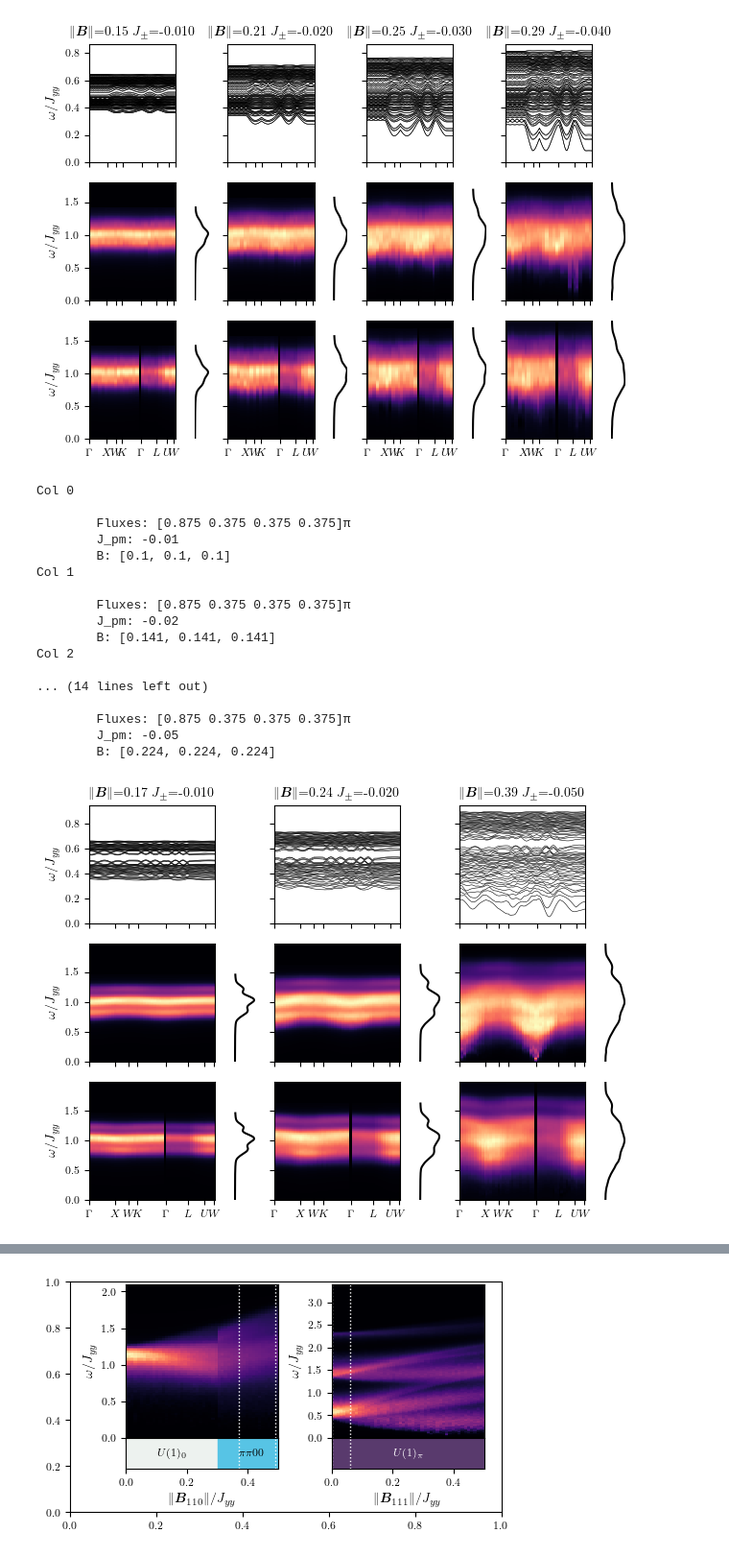
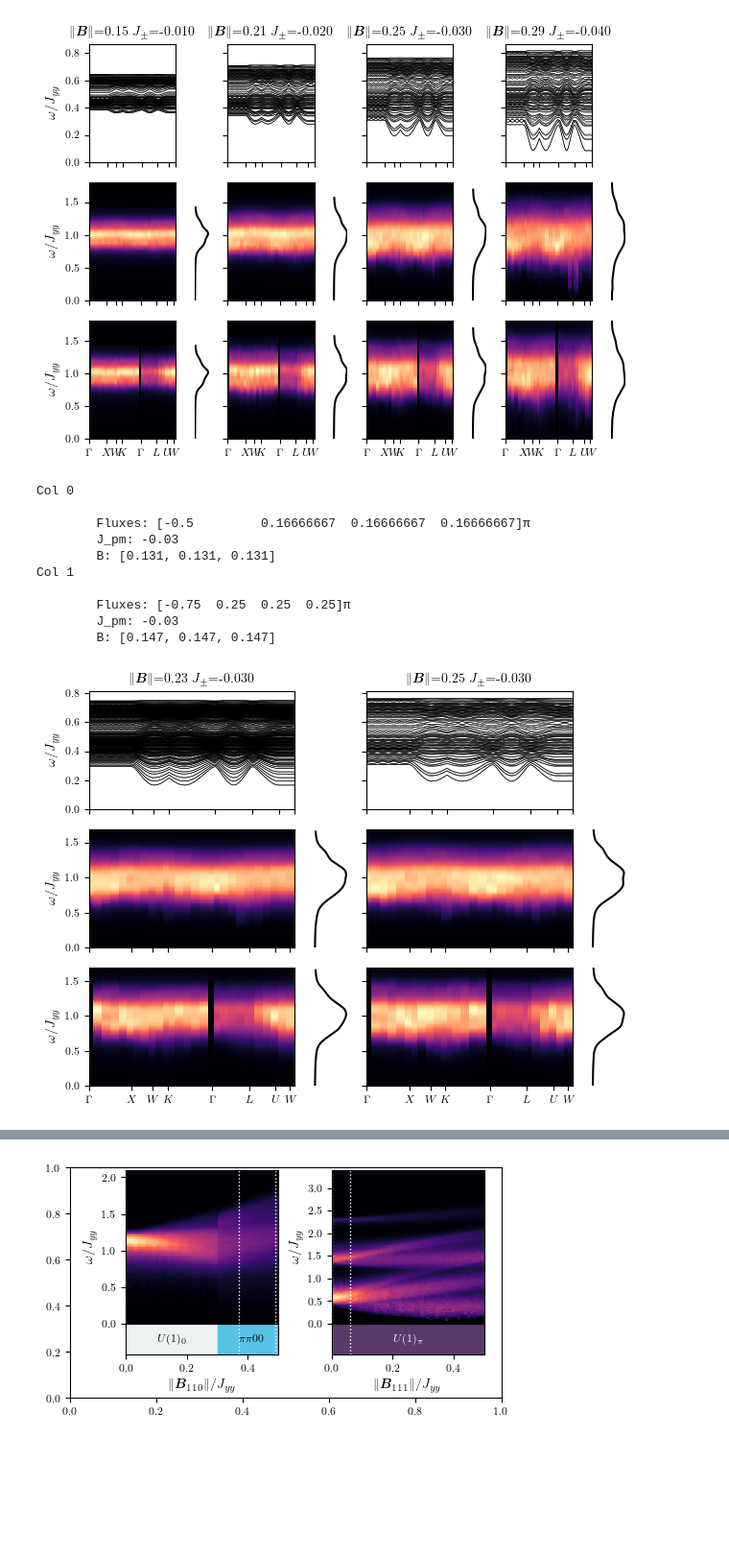
Before and after one commit to Spuriosity1/qsi-spinon-gmft, a Jupyter notebook: plot_pretty.ipynb, the cells around one changed output, grey strips where cells are left out. Shown at 96% size. Drawn from its saved outputs; the diff is of its cells as text; code cells hidden in the pictures; blank space fills up the shorter version.

```diff
--- a/plot_pretty.ipynb
+++ b/plot_pretty.ipynb
@@ -543,35 +543,25 @@ Col 3
 [figure]
 # %%
 # FRUST FLUX, [7π/8, 3π/8, 3π/8, 3π/8] - flux
-settings_FF_kludge = [
-    "?name=FF-kludge?J_pm=-0.010?B=[0.100,0.100,0.100].jld",
-    "?name=FF-kludge?J_pm=-0.020?B=[0.141,0.141,0.141].jld",
-    "?name=FF-kludge?J_pm=-0.050?B=[0.224,0.224,0.224].jld",
-    # "?name=FF-kludge?J_pm=-0.100?B=[0.316,0.316,0.316].jld"
+settings_FF = [
+    "?name=TEST_FF?J_pm=-0.030?B=[0.131,0.131,0.131].jld",
+    "?name=TEST_FF?J_pm=-0.030?B=[0.147,0.147,0.147].jld"
 ]
 
+fig, Ax = plot_all(settings_FF)
+# fig.savefig(SAVEPATH+"/FF-7pi8-flux.pdf",dpi=300)
 
-fig, Ax = plot_all(settings_FF_kludge)
-fig.savefig(SAVEPATH+"/FF-7pi8-flux.pdf",dpi=300)
-
-fig, Ax = plot_all_magnetic_only(settings_FF_kludge)
-fig.savefig(SAVEPATH_POSTER+"/FF-7pi8-flux.pdf",dpi=300)
+# fig, Ax = plot_all_magnetic_only(settings_FF_kludge)
+# fig.savefig(SAVEPATH_POSTER+"/FF-7pi8-flux.pdf",dpi=300)
 # %% [output]
 Col 0
 
-        Fluxes: [0.875 0.375 0.375 0.375]π
-        J_pm: -0.01
-        B: [0.1, 0.1, 0.1]
+        Fluxes: [-0.5         0.16666667  0.16666667  0.16666667]π
+        J_pm: -0.03
+        B: [0.131, 0.131, 0.131]
 Col 1
 
-        Fluxes: [0.875 0.375 0.375 0.375]π
-        J_pm: -0.02
-        B: [0.141, 0.141, 0.141]
-Col 2
-
-... (14 lines left out)
-
-        Fluxes: [0.875 0.375 0.375 0.375]π
-        J_pm: -0.05
-        B: [0.224, 0.224, 0.224]
+        Fluxes: [-0.75  0.25  0.25  0.25]π
+        J_pm: -0.03
+        B: [0.147, 0.147, 0.147]
-[figure, old version]
+[figure, new version]
```
Also changed, not shown: parts of 2 cells of this notebook, 18 other files.
